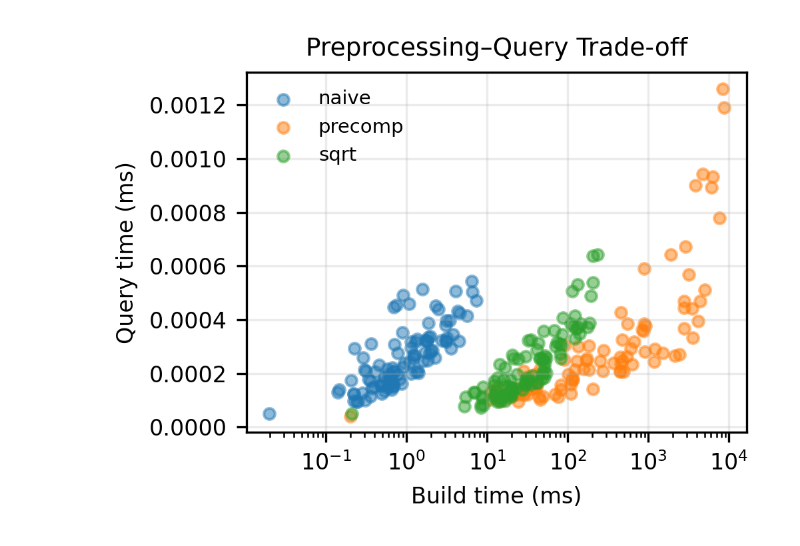
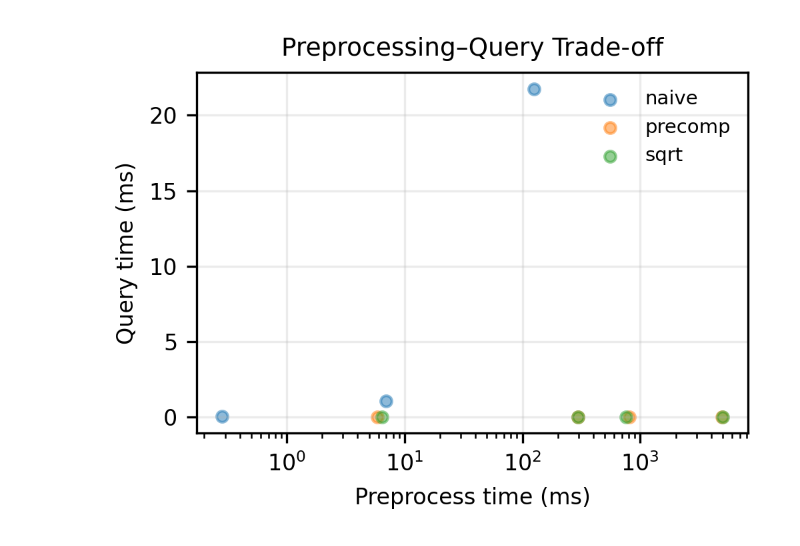
Before and after one commit to kollmannbalint/distinguish_queries, a Jupyter notebook: testing/analysis/result_analysis.ipynb, the cells around one changed output. Saved outputs shown, nothing was run; the diff lists cells and outputs as text; code cells hidden in the pictures.

```diff
--- a/testing/analysis/result_analysis.ipynb
+++ b/testing/analysis/result_analysis.ipynb
@@ -5,7 +5,7 @@ import os
 
 WD =  os.getcwd()
 BASE_DIR = os.path.abspath(os.path.join(WD, "..", ".."))
-RESULTS = os.path.join(BASE_DIR, "data", "results", "stamina", "stamina_test_results.csv")
+RESULTS = os.path.join(BASE_DIR, "data", "results", "anti", "anti_naive.csv")
 
 df = pd.read_csv(RESULTS)
 
@@ -239,32 +242,32 @@ plt.show()
 plt.rcParams.update({
     "font.size": 8,
     "axes.titlesize": 9,
     "axes.labelsize": 8,
 })
 
 fig, ax = plt.subplots(figsize=(3.4, 2.6), dpi=300)
 
 impls = summary["impl"].unique()
 
 for impl in impls:
     sub = summary[summary["impl"] == impl]
     ax.scatter(
         sub["build_mean_ms"],
         sub["query_ms_per_query"],
         s=16,
         alpha=0.5,
         label=impl
     )
 
 ax.set_title("Preprocessing–Query Trade-off")
-ax.set_xlabel("Build time (ms)")
+ax.set_xlabel("Preprocess time (ms)")
 ax.set_ylabel("Query time (ms)")
 ax.set_xscale("log")
 ax.grid(alpha=0.25)
 
 ax.legend(frameon=False, fontsize=7)
 
 plt.tight_layout()
 plt.show()
 # %% [output]
-[figure, old version]
+[figure, new version]
```
Also changed, not shown: parts of 4 cells of this notebook.
